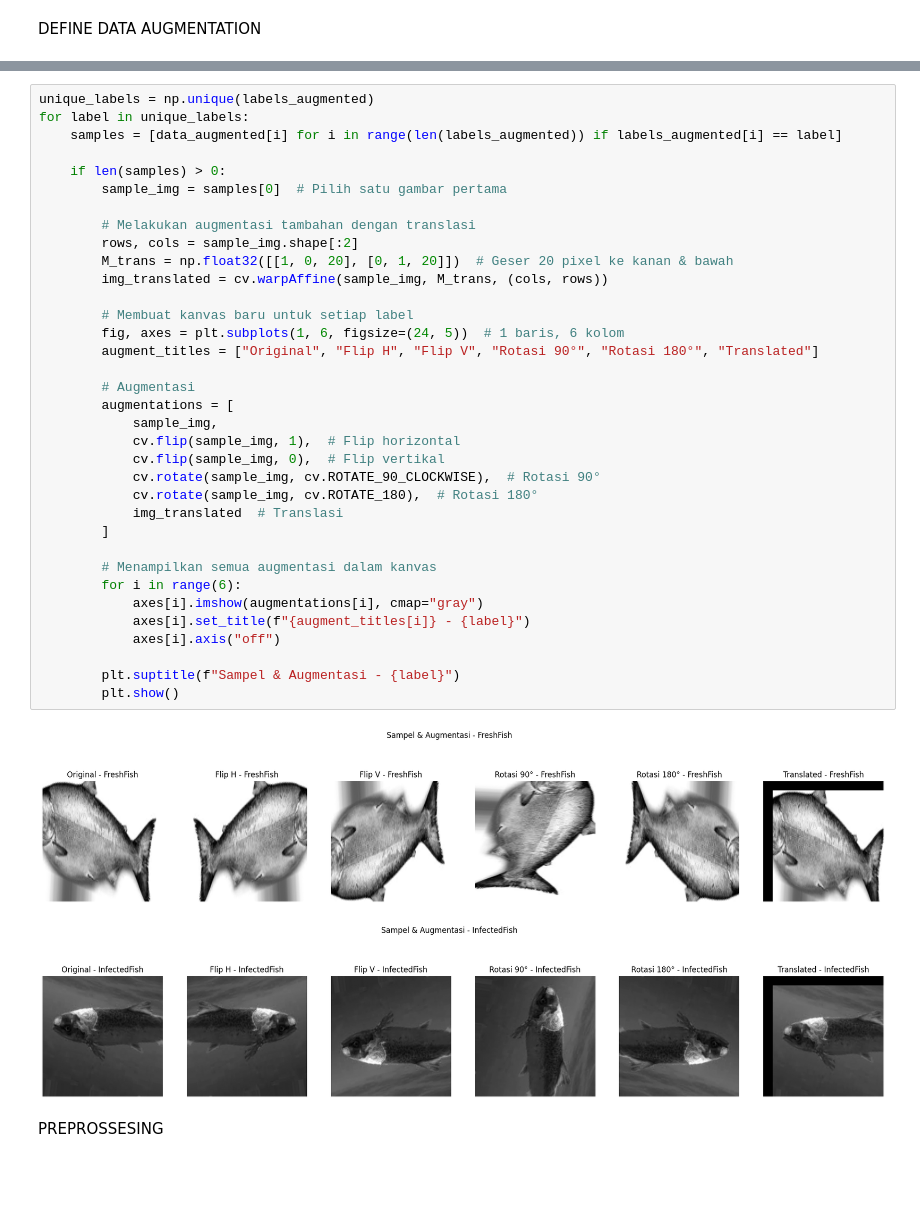
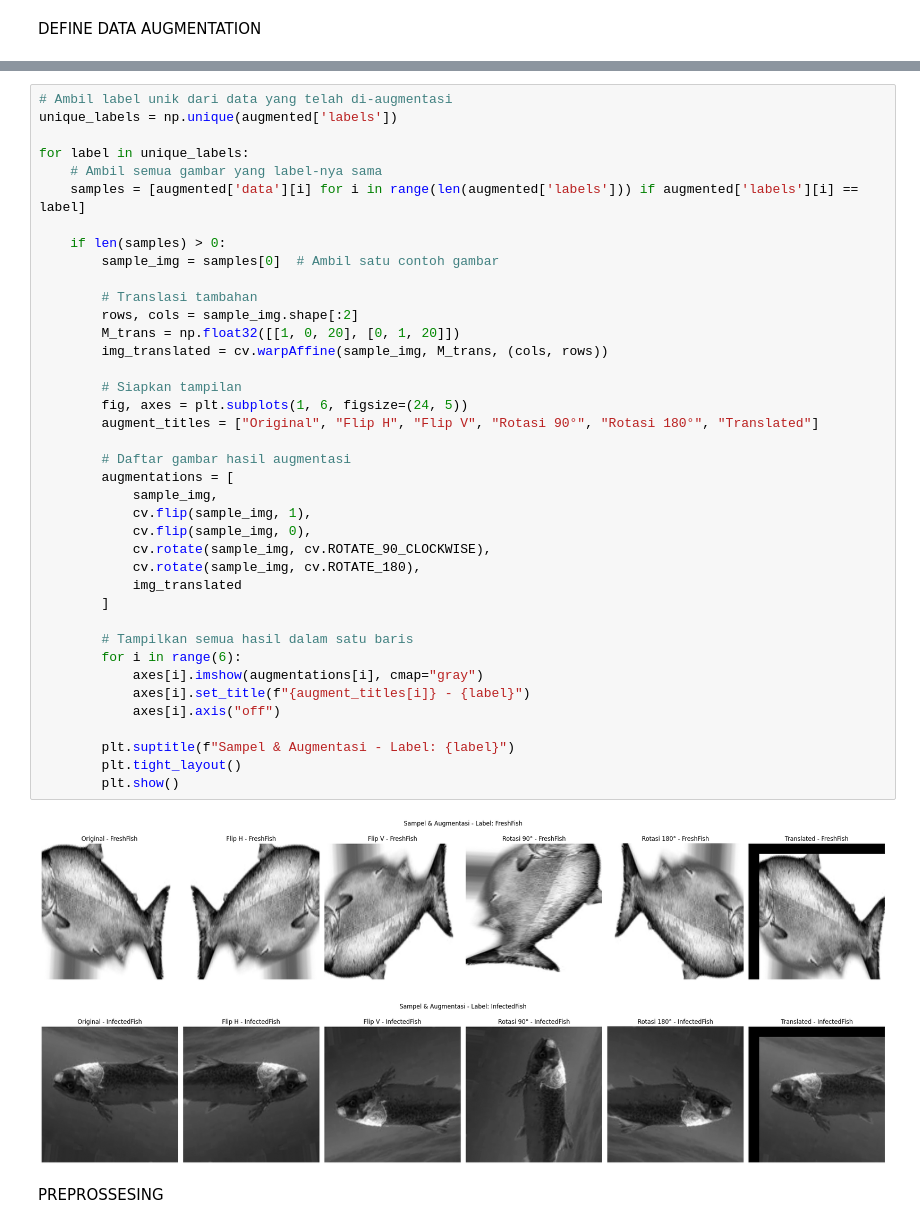
Before and after one commit to Adhitya-RZEN/Projek-PCD-4, a Jupyter notebook: Project/Project.ipynb, the cells around one changed output, grey strips where cells are left out. Drawn from its saved outputs; the diff is of its cells as text; blank space fills up the shorter version.

Commit message:
memperbaiki agar hasil augmentasi yang dipakai untuk preprossesing dan yang selanjutnya

```diff
--- a/Project/Project.ipynb
+++ b/Project/Project.ipynb
@@ -174,41 +190,45 @@ Data setelah augmentasi:  1470
 # %%
-unique_labels = np.unique(labels_augmented)
+# Ambil label unik dari data yang telah di-augmentasi
+unique_labels = np.unique(augmented['labels'])
+
 for label in unique_labels:
-    samples = [data_augmented[i] for i in range(len(labels_augmented)) if labels_augmented[i] == label]
+    # Ambil semua gambar yang label-nya sama
+    samples = [augmented['data'][i] for i in range(len(augmented['labels'])) if augmented['labels'][i] == label]
 
     if len(samples) > 0:
-        sample_img = samples[0]  # Pilih satu gambar pertama
+        sample_img = samples[0]  # Ambil satu contoh gambar
 
-        # Melakukan augmentasi tambahan dengan translasi
+        # Translasi tambahan
         rows, cols = sample_img.shape[:2]
-        M_trans = np.float32([[1, 0, 20], [0, 1, 20]])  # Geser 20 pixel ke kanan & bawah
+        M_trans = np.float32([[1, 0, 20], [0, 1, 20]])
         img_translated = cv.warpAffine(sample_img, M_trans, (cols, rows))
 
-        # Membuat kanvas baru untuk setiap label
-        fig, axes = plt.subplots(1, 6, figsize=(24, 5))  # 1 baris, 6 kolom
+        # Siapkan tampilan
+        fig, axes = plt.subplots(1, 6, figsize=(24, 5))
         augment_titles = ["Original", "Flip H", "Flip V", "Rotasi 90°", "Rotasi 180°", "Translated"]
 
-        # Augmentasi
+        # Daftar gambar hasil augmentasi
         augmentations = [
             sample_img,
-            cv.flip(sample_img, 1),  # Flip horizontal
-            cv.flip(sample_img, 0),  # Flip vertikal
-            cv.rotate(sample_img, cv.ROTATE_90_CLOCKWISE),  # Rotasi 90°
-            cv.rotate(sample_img, cv.ROTATE_180),  # Rotasi 180°
-            img_translated  # Translasi
+            cv.flip(sample_img, 1),
+            cv.flip(sample_img, 0),
+            cv.rotate(sample_img, cv.ROTATE_90_CLOCKWISE),
+            cv.rotate(sample_img, cv.ROTATE_180),
+            img_translated
         ]
 
-        # Menampilkan semua augmentasi dalam kanvas
+        # Tampilkan semua hasil dalam satu baris
         for i in range(6):
             axes[i].imshow(augmentations[i], cmap="gray")
             axes[i].set_title(f"{augment_titles[i]} - {label}")
             axes[i].axis("off")
 
-        plt.suptitle(f"Sampel & Augmentasi - {label}")
+        plt.suptitle(f"Sampel & Augmentasi - Label: {label}")
+        plt.tight_layout()
         plt.show()
 # %% [output]
-[figure, old version]
+[figure, new version]
-[figure, old version]
+[figure, new version]
 # %% [markdown]
 PREPROSSESING
 # %%
```
Also changed, not shown: parts of 15 cells of this notebook, 1 other file.
